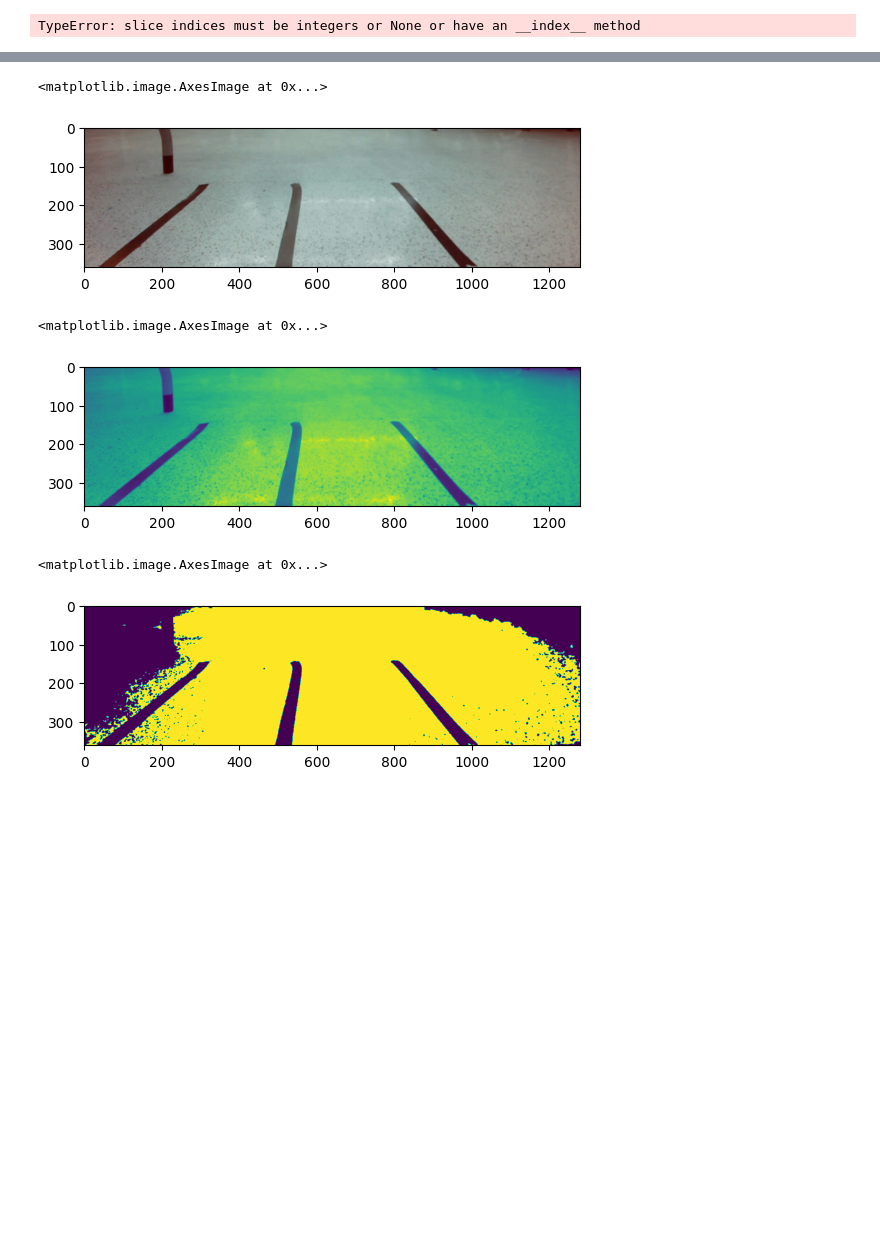
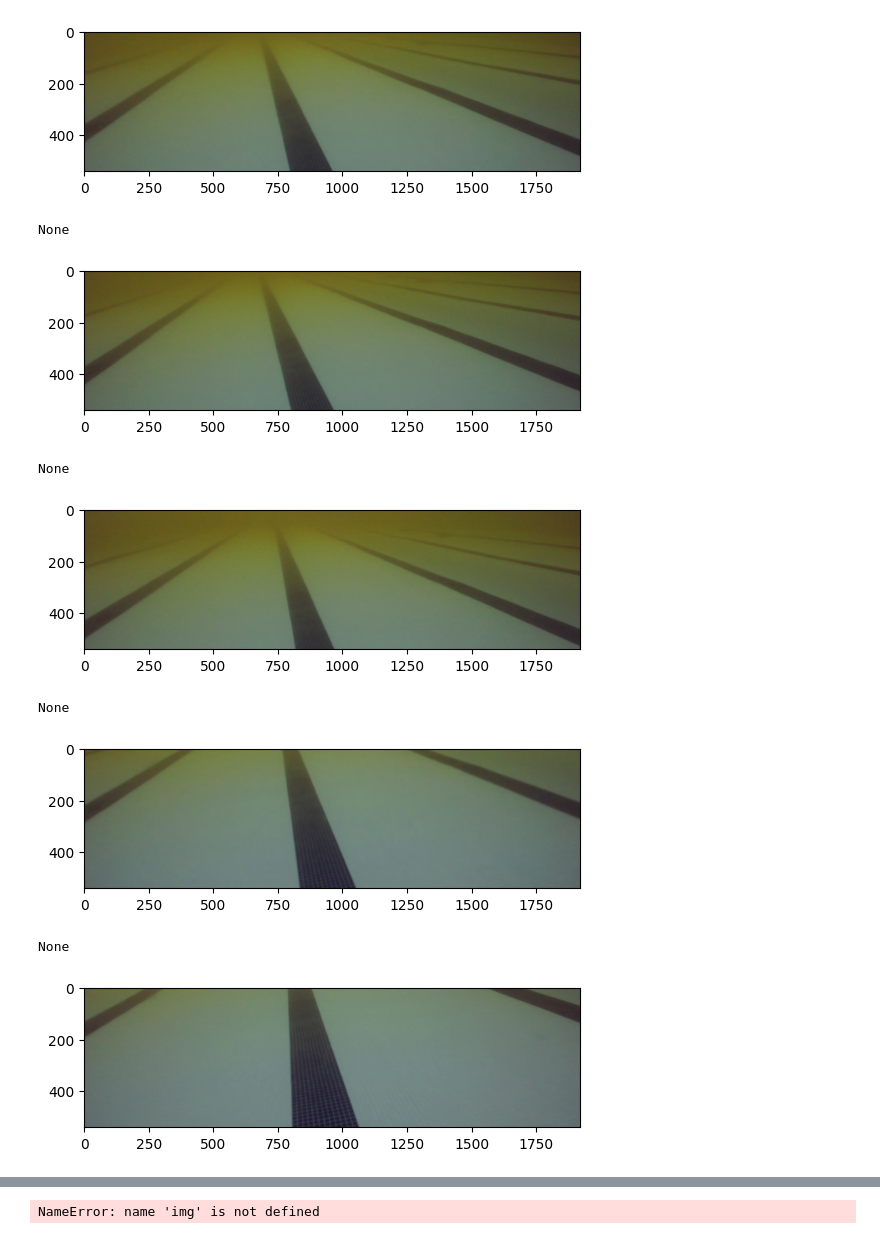
Before and after one commit to svuppala2024/cv-intro, a Jupyter notebook: lane_detection.ipynb, the cells around one changed output, grey strips where cells are left out. Cells and saved outputs as stored; diff of their text form; code cells hidden in the pictures; blank space fills up the shorter version.

```diff
--- a/lane_detection.ipynb
+++ b/lane_detection.ipynb
@@ -6,32 +7,36 @@ import numpy as np
-# %%
-img = cv2.imread("lanes.png")
-
-lines = lane_detection.detect_lines(img, 35, 60, 3, 200, 20)
-lines = lane_detection.rmvExcessLines(lines)
-img = lane_detection.draw_lines(img, lines, (0, 255, 0))
-plt.imshow(img)
-# %%
-lanes = lane_detection.detect_lanes(lines)
-print(lanes)
-# %%
-img = lane_detection.draw_lanes(img, lanes)
-plt.imshow(img)
 # %%
 i = 0
 cap = cv2.VideoCapture('AUV_Vid.mkv')
 
 while True:
     ret, frame = cap.read()
-    if i % 25 == 0:
+    frame = frame[int(frame.shape[0]/2):int(frame.shape[0])]
+    if i % 20 == 0:
+        plt.imshow(frame)
+        plt.show()
         frame = cv2.cvtColor(frame,cv2.COLOR_BGR2RGB)
-        lines = lane_detection.detect_lines(frame, 35, 60, 3, 200, 20)
-        lines = lane_detection.rmvExcessLines(lines)
-        lanes = lane_detection.detect_lanes(lines)
-        img = lane_detection.draw_lanes(frame, lanes)
-        plt.imshow(img)
-        plt.show()
+        lines = lane_detection.detect_lines(frame, 100, 150, 3, 200, 20)
+        print(lines)
+        if lines is not None:
+            lines = lane_detection.rmvExcessLines(lines)
+            lanes = lane_detection.detect_lanes(lines)
+            print(lanes)
+            img = np.array(img)
+            xInts, slopes = lane_following.get_lane_center(lanes, img.shape[1])
+            img = lane_following.draw_lane_center(img, xInts, slopes, img.shape[0])
+
+            plt.imshow(img)
+            plt.show()
     if i == 300:
         break
     i += 1
 # %% [output]
+[figure, added]
-TypeError: slice indices must be integers or None or have an __index__ method
+None
+[figure, added]
+None
+[figure, added]
+None
+[figure, added]
+None
+[figure, added]
@@ -37,0 +49 @@ TypeError: slice indices must be integers or None or have an __index__ method
+NameError: name 'img' is not defined
@@ -41,6 +49,0 @@ img = img[int(img.shape[0]/2):int(img.shape[0])]
-# %%
-blur = cv2.GaussianBlur(img,(5,5),0)
-plt.imshow(blur)
-# %% [output]
-<matplotlib.image.AxesImage at 0x...>
-[figure, removed]
@@ -47,12 +59,8 @@ plt.imshow(blur)
 # %%
-gray = cv2.cvtColor(blur, cv2.COLOR_BGR2GRAY)
+gray = cv2.cvtColor(inverse.copy(), cv2.COLOR_BGR2GRAY)
 plt.imshow(gray)
+plt.show()
-# %% [output]
-<matplotlib.image.AxesImage at 0x...>
-[figure, removed]
 # %%
-thresh, bw = cv2.threshold(gray, 128, 255, cv2.THRESH_OTSU)
+thresh, bw = cv2.threshold(gray.copy(), 118, 135, cv2.THRESH_BINARY)
 plt.imshow(bw)
+plt.show()
-# %% [output]
-<matplotlib.image.AxesImage at 0x...>
-[figure, removed]
```
Also changed, not shown: parts of 15 cells of this notebook, 8 other files.
